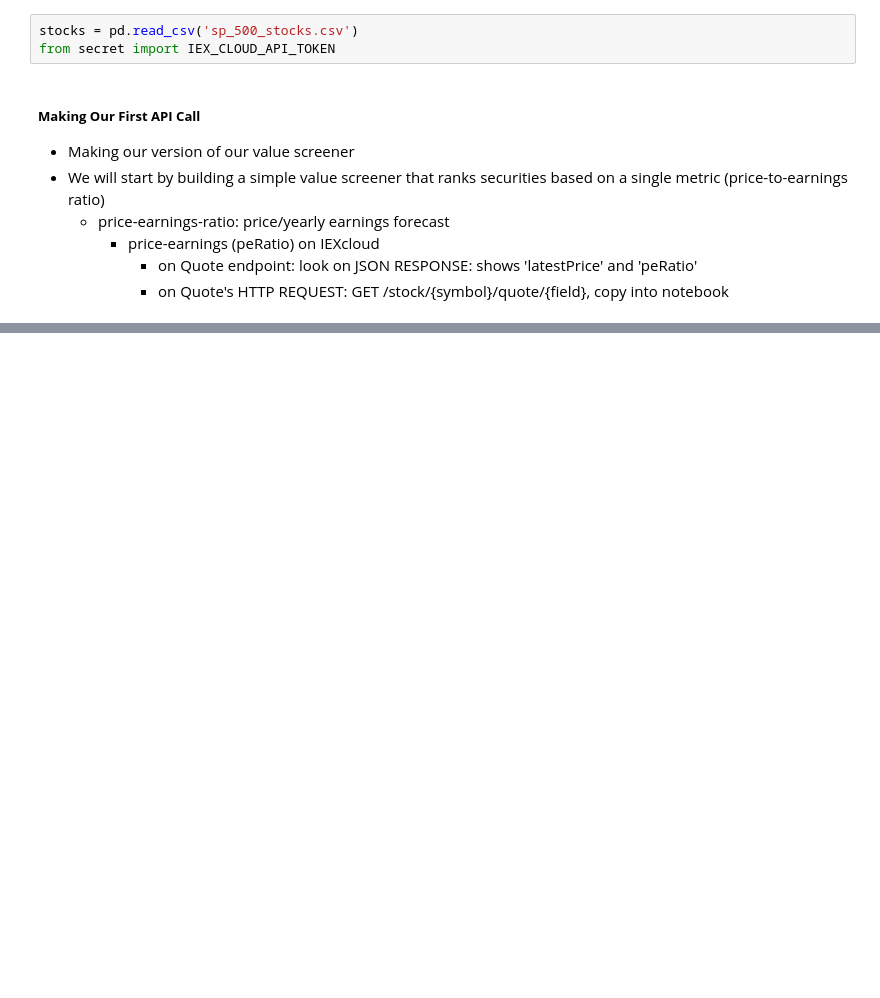
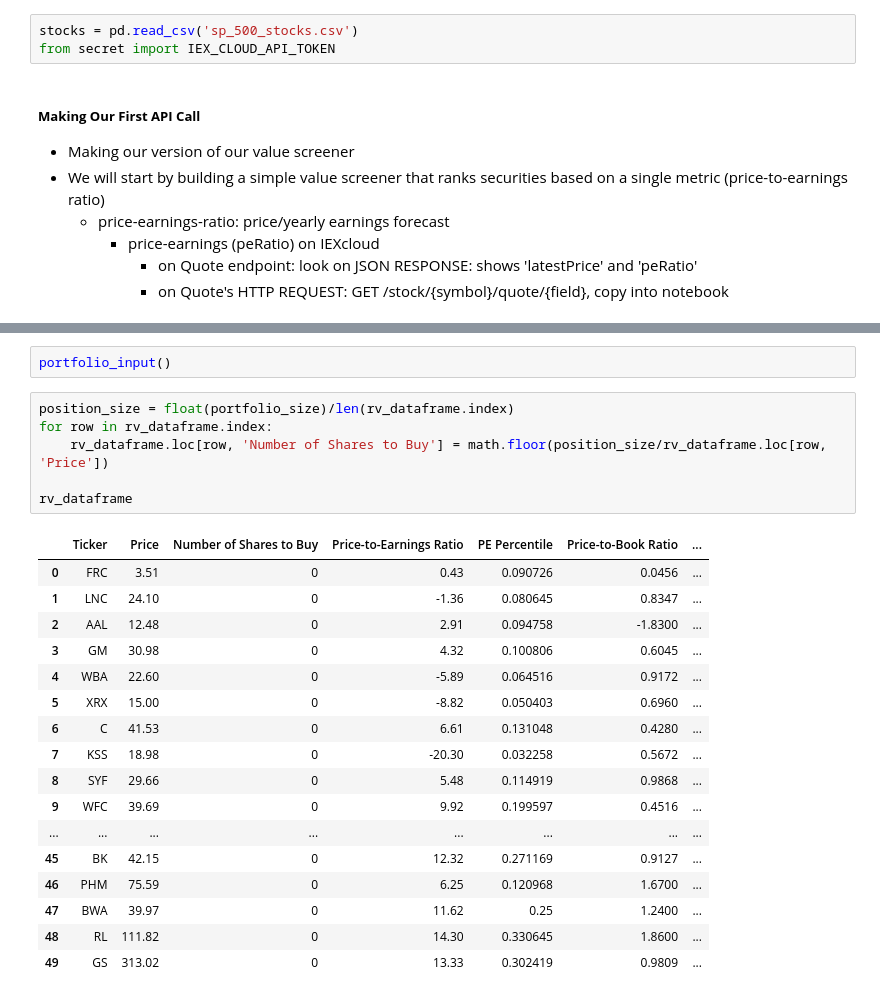
Before and after one commit to dylanxlam/algorithmic_trading_strategies_and_backtestings, a Jupyter notebook: quantitative_value_strategy.ipynb, the cells around one changed output, grey strips where cells are left out. Drawn from its saved outputs; the diff is of its cells as text; blank space fills up the shorter version.

```diff
--- a/quantitative_value_strategy.ipynb
+++ b/quantitative_value_strategy.ipynb
@@ -72,0 +599,26 @@ print(data)
+# %%
+portfolio_input()
+# %%
+position_size = float(portfolio_size)/len(rv_dataframe.index)
+for row in rv_dataframe.index:
+    rv_dataframe.loc[row, 'Number of Shares to Buy'] = math.floor(position_size/rv_dataframe.loc[row, 'Price'])
+
+rv_dataframe
+# %% [output]
+|  | Ticker | Price | Number of Shares to Buy | Price-to-Earnings Ratio | PE Percentile | Price-to-Book Ratio | ... |
+| 0 | FRC | 3.51 | 0 | 0.43 | 0.090726 | 0.0456 | ... |
+| 1 | LNC | 24.10 | 0 | -1.36 | 0.080645 | 0.8347 | ... |
+| 2 | AAL | 12.48 | 0 | 2.91 | 0.094758 | -1.8300 | ... |
+| 3 | GM | 30.98 | 0 | 4.32 | 0.100806 | 0.6045 | ... |
+| 4 | WBA | 22.60 | 0 | -5.89 | 0.064516 | 0.9172 | ... |
+| 5 | XRX | 15.00 | 0 | -8.82 | 0.050403 | 0.6960 | ... |
+| 6 | C | 41.53 | 0 | 6.61 | 0.131048 | 0.4280 | ... |
+| 7 | KSS | 18.98 | 0 | -20.30 | 0.032258 | 0.5672 | ... |
+| 8 | SYF | 29.66 | 0 | 5.48 | 0.114919 | 0.9868 | ... |
+| 9 | WFC | 39.69 | 0 | 9.92 | 0.199597 | 0.4516 | ... |
+| ... | ... | ... | ... | ... | ... | ... | ... |
+| 45 | BK | 42.15 | 0 | 12.32 | 0.271169 | 0.9127 | ... |
+| 46 | PHM | 75.59 | 0 | 6.25 | 0.120968 | 1.6700 | ... |
+| 47 | BWA | 39.97 | 0 | 11.62 | 0.25 | 1.2400 | ... |
+| 48 | RL | 111.82 | 0 | 14.30 | 0.330645 | 1.8600 | ... |
+| 49 | GS | 313.02 | 0 | 13.33 | 0.302419 | 0.9809 | ... |
```
Also changed, not shown: parts of 41 cells of this notebook, 2 other files.
